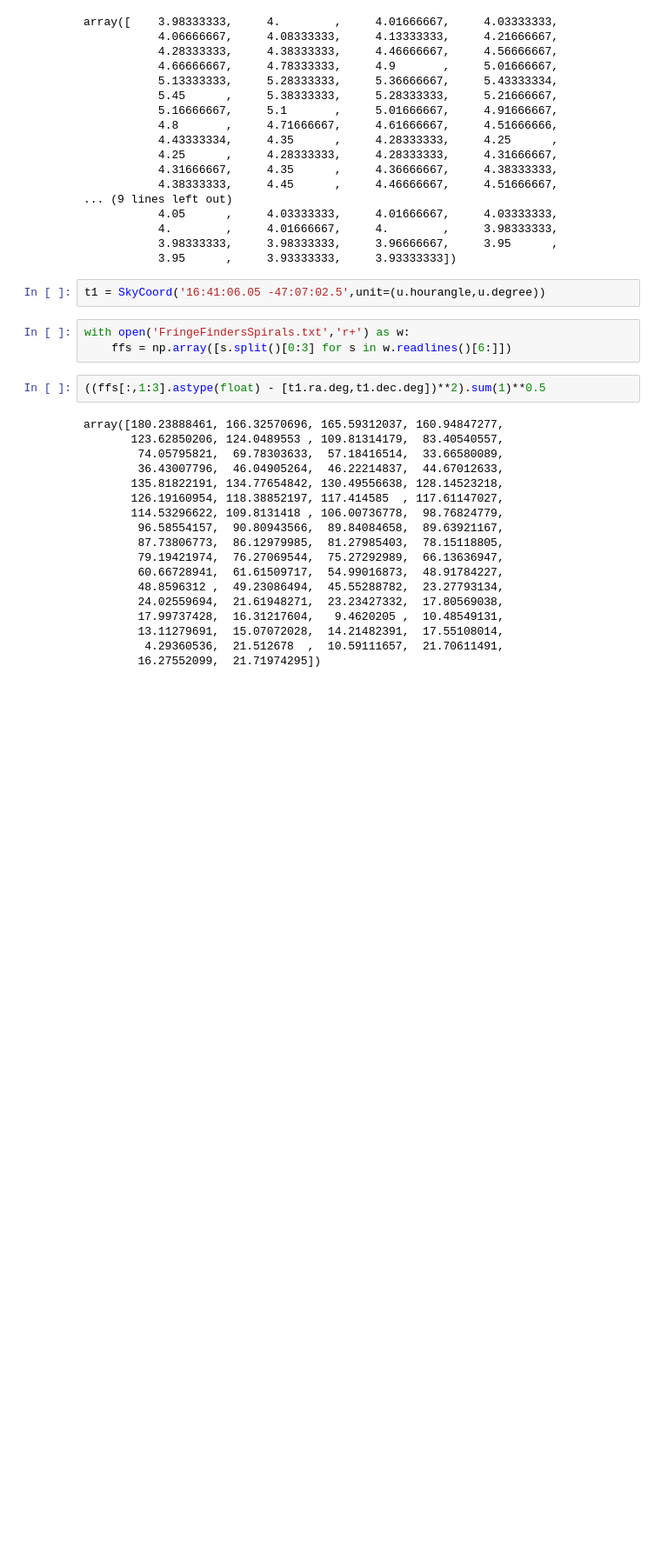
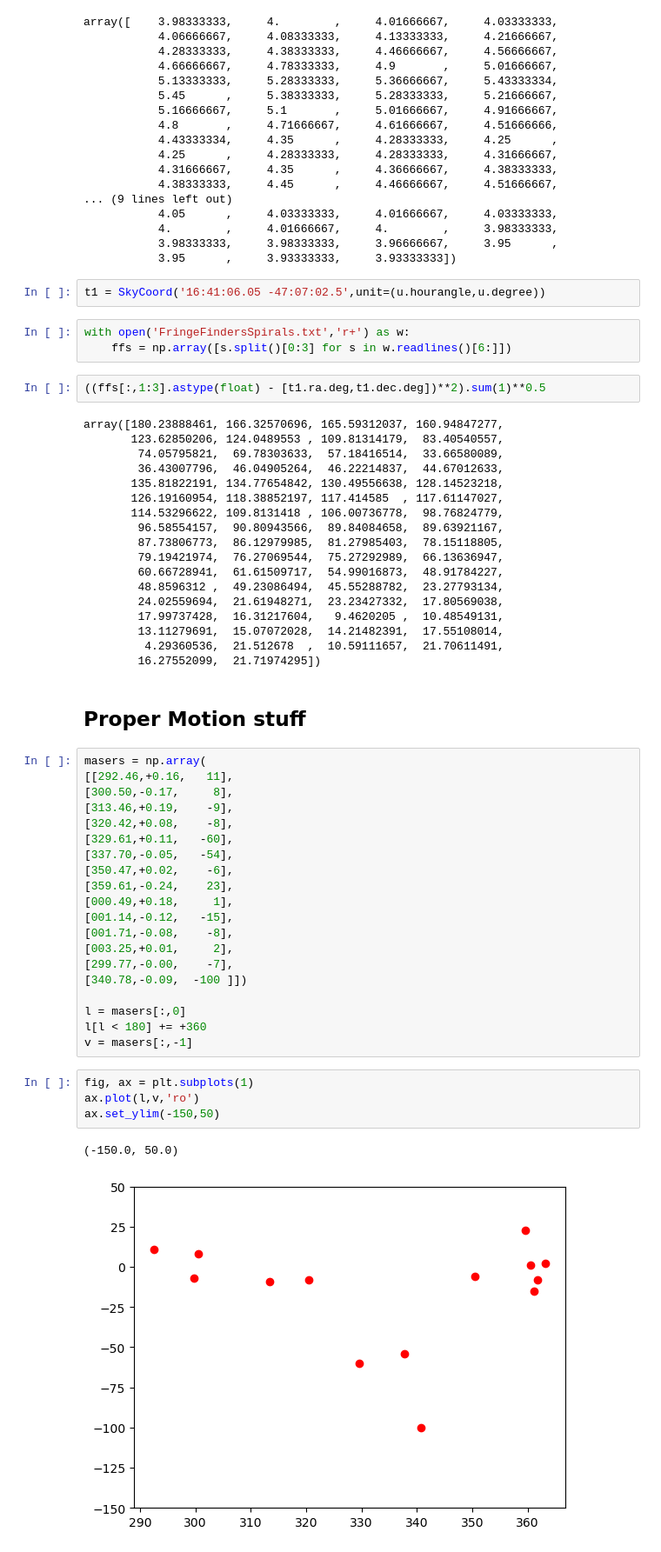
Before and after one commit to lucasjord/spiralssched, a Jupyter notebook: year3/calibrator_selection.ipynb, the cells around one changed output. Shown at 87% size. Cells and saved outputs as stored; diff of their text form; blank space fills up the shorter version.

```diff
--- a/year3/calibrator_selection.ipynb
+++ b/year3/calibrator_selection.ipynb
@@ -236,3 +204,32 @@ array([180.23888461, 166.32570696, 165.59312037, 160.94847277,
         13.11279691,  15.07072028,  14.21482391,  17.55108014,
          4.29360536,  21.512678  ,  10.59111657,  21.70611491,
         16.27552099,  21.71974295])
+# %% [markdown]
+## Proper Motion stuff
+# %%
+masers = np.array(
+[[292.46,+0.16,   11],
+[300.50,-0.17,     8],
+[313.46,+0.19,    -9],
+[320.42,+0.08,    -8],
+[329.61,+0.11,   -60],
+[337.70,-0.05,   -54],
+[350.47,+0.02,    -6],
+[359.61,-0.24,    23],
+[000.49,+0.18,     1],
+[001.14,-0.12,   -15],
+[001.71,-0.08,    -8],
+[003.25,+0.01,     2],
+[299.77,-0.00,    -7],
+[340.78,-0.09,  -100 ]])
+
+l = masers[:,0]
+l[l < 180] += +360
+v = masers[:,-1]
+# %%
+fig, ax = plt.subplots(1)
+ax.plot(l,v,'ro')
+ax.set_ylim(-150,50)
+# %% [output]
+(-150.0, 50.0)
+[figure, added]
```
Also changed, not shown: parts of 10 cells of this notebook, 4 other files.
